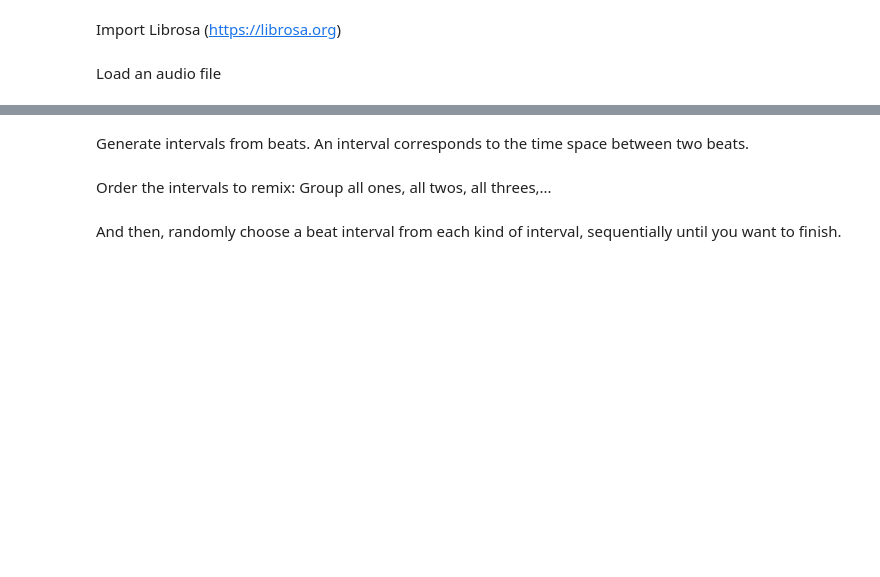
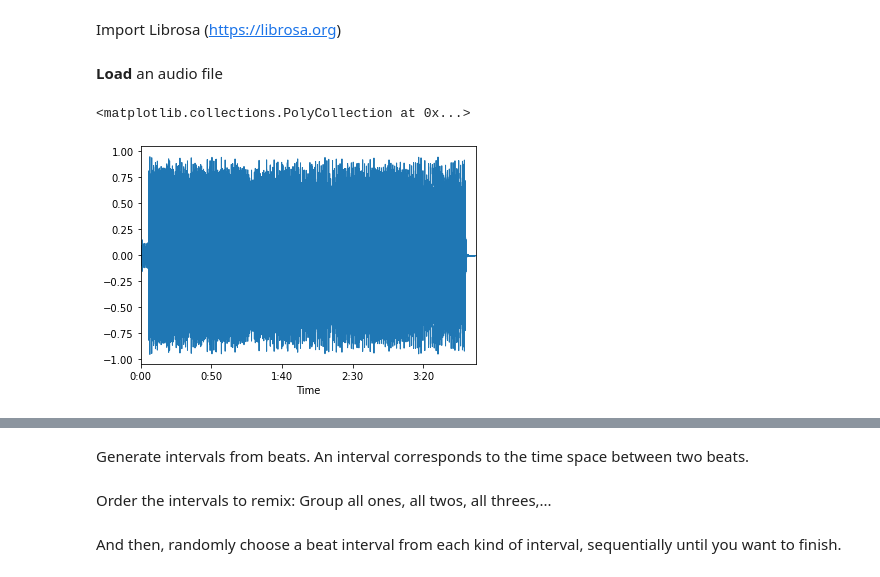
Before and after one commit to NadiaCarvalho/Audio-Collabs, a Jupyter notebook: Beat_Remix.ipynb, the cells around one changed output, grey strips where cells are left out. Drawn from its saved outputs; the diff is of its cells as text; code cells hidden in the pictures; blank space fills up the shorter version.

```diff
--- a/Beat_Remix.ipynb
+++ b/Beat_Remix.ipynb
@@ -7,5 +19,9 @@ import librosa
 # %% [markdown]
-Load an audio file
+**Load** an audio file
 # %%
-audio_file = 'audio/audio_groove.mp3'
+audio_file = './LivroPython/files/audio_groove.mp3'
 y, sr = librosa.load(audio_file)
+librosa.display.waveplot(y, sr)
+# %% [output]
+<matplotlib.collections.PolyCollection at 0x...>
+[figure, added]
```
Also changed, not shown: parts of 12 cells of this notebook.
